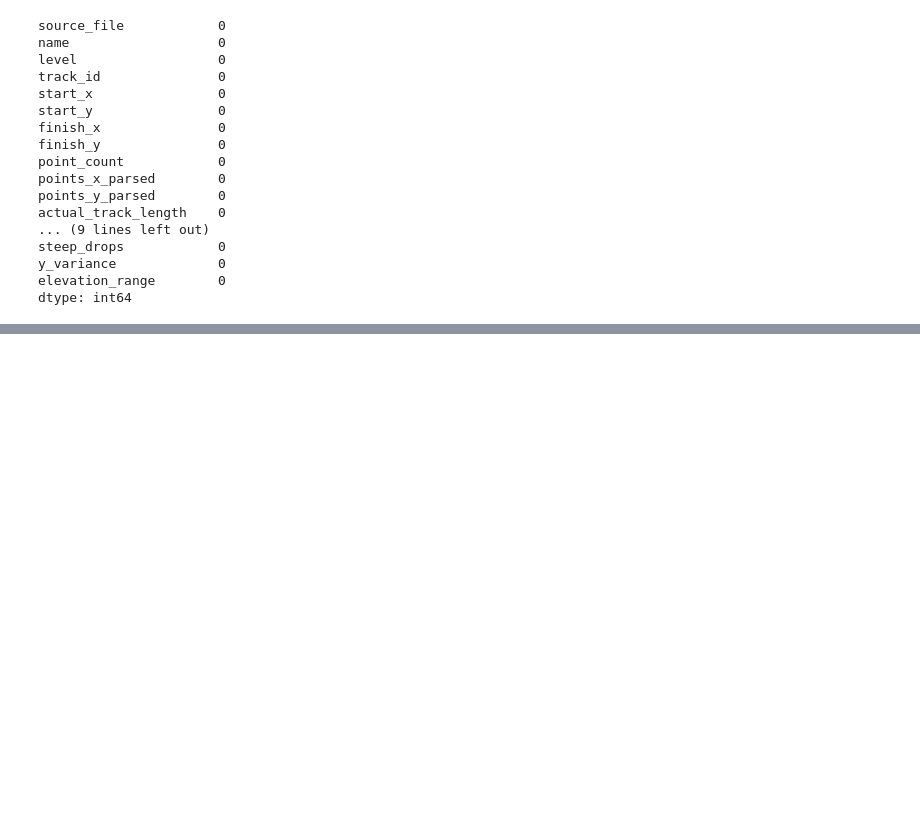
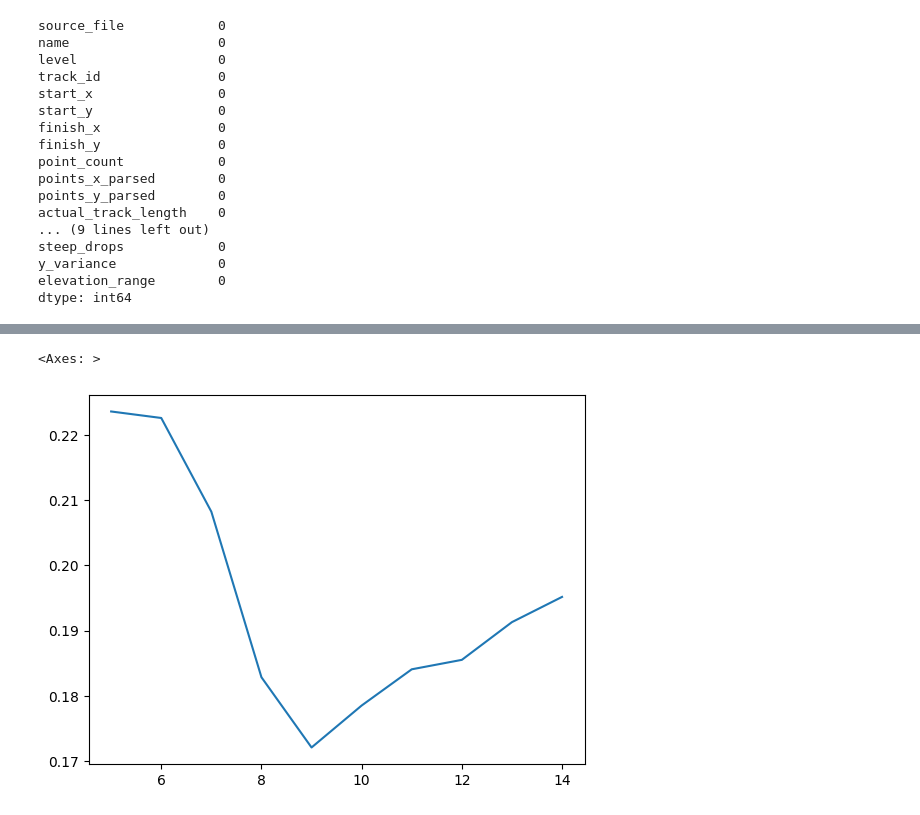
Before and after one commit to mtdph0en1x/Gravity, a Jupyter notebook: Untitled.ipynb, the cells around one changed output, grey strips where cells are left out. Cells and saved outputs as stored; diff of their text form; code cells hidden in the pictures; blank space fills up the shorter version.

```diff
--- a/Untitled.ipynb
+++ b/Untitled.ipynb
@@ -385,0 +501,5 @@ plot_track_from_df_cleaned(df,978)
+# %%
+sns.lineplot(x = K, y = score)
+# %% [output]
+<Axes: >
+[figure, added]
```
Also changed, not shown: parts of 24 cells of this notebook.
